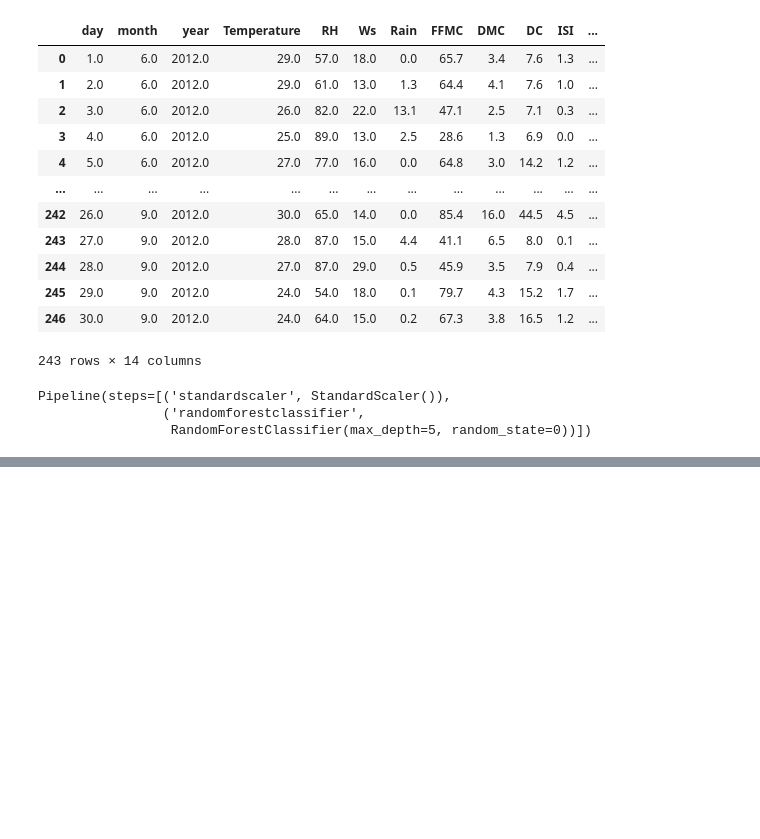
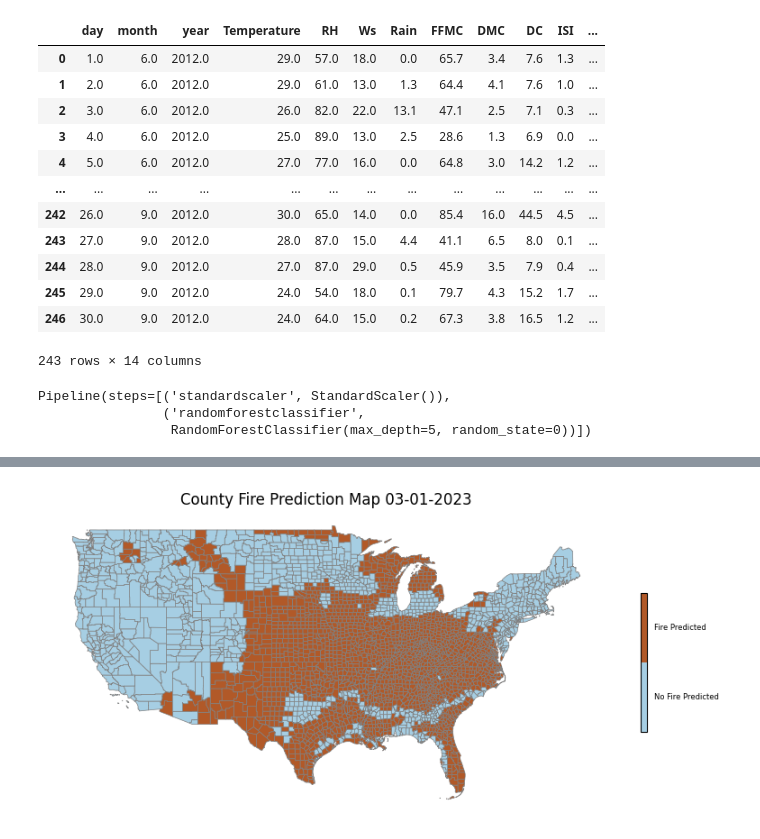
Before and after one commit to ebwieman/wildfire-risk-tool, a Jupyter notebook: wildfire_risk_mapping_tool.ipynb, the cells around one changed output, grey strips where cells are left out. Cells and saved outputs as stored; diff of their text form; code cells hidden in the pictures; blank space fills up the shorter version.

```diff
--- a/wildfire_risk_mapping_tool.ipynb
+++ b/wildfire_risk_mapping_tool.ipynb
@@ -206,0 +234,5 @@ def make_map(temp_data, prcp_data, model, date, state=None):
+# %%
+#make county level map
+make_map(RF, userDate)
+# %% [output]
+[figure, added]
```
Also changed, not shown: parts of 18 cells of this notebook.
